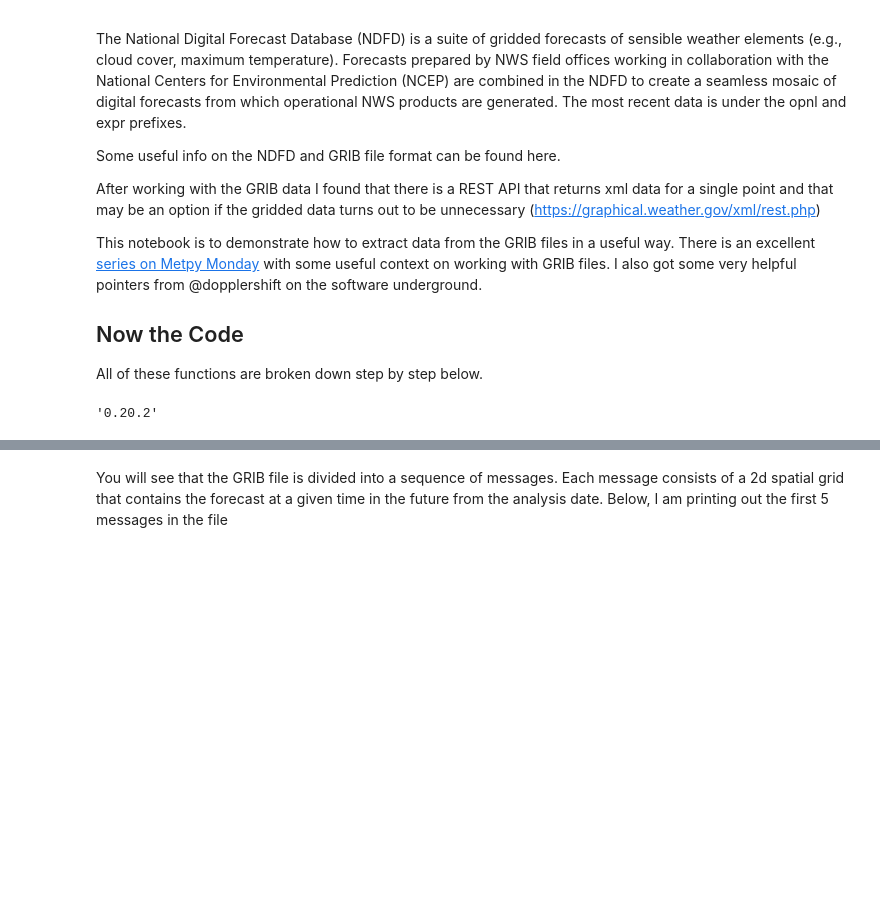
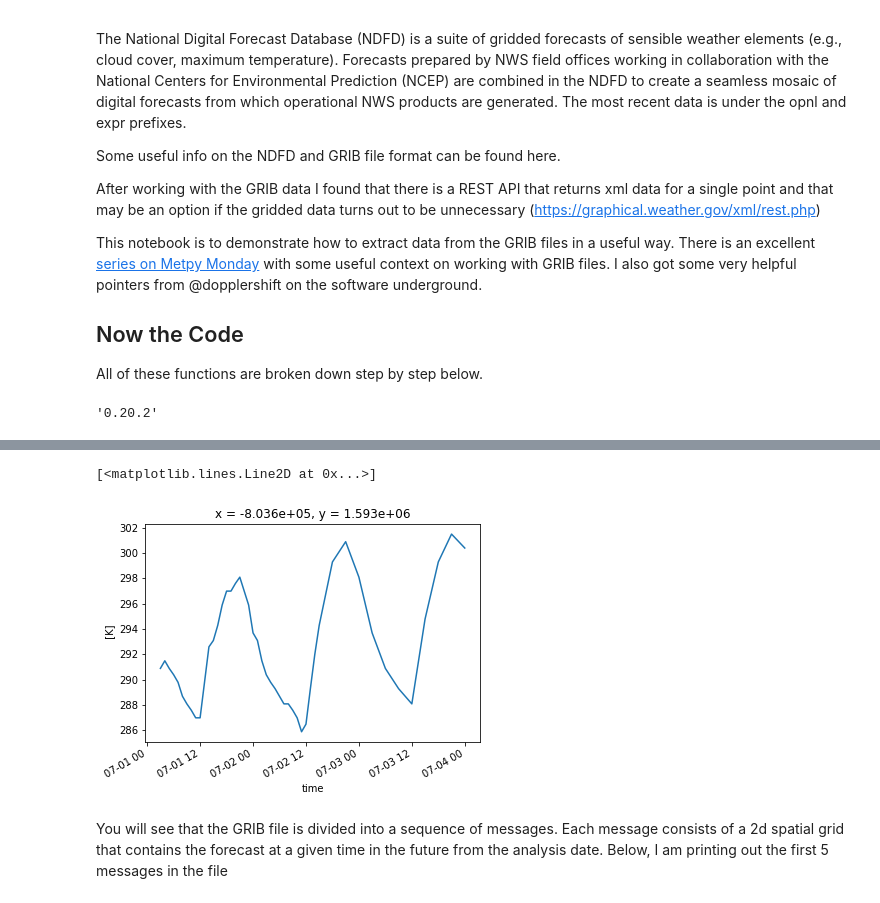
Before and after one commit to mharty3/energy_data_capstone, a Jupyter notebook: 00_data_source_exploration/weather_forecast_data.ipynb, the cells around one changed output, grey strips where cells are left out. Drawn from its saved outputs; the diff is of its cells as text; code cells hidden in the pictures; blank space fills up the shorter version.

Commit message:
weather forecast extract data from xml

```diff
--- a/00_data_source_exploration/weather_forecast_data.ipynb
+++ b/00_data_source_exploration/weather_forecast_data.ipynb
@@ -116,6 +116,19 @@ def create_forecast_cube(grbs):
     forecast_cube = xr.concat(arrays, dim="time")
     return forecast_cube
 
+
+def extract_forecast_for_lon_lat(grbs, lon, lat):
+    forecast_cube = create_forecast_cube(grbs)
+
+    data_crs = CRS.from_wkt(forecast_cube.crs_wkt)
+    crs_4326 = CRS.from_epsg(4326)
+
+    t = Transformer.from_crs(crs_4326, data_crs, always_xy=True)
+    x, y = t.transform(lon, lat)
+
+    return forecast_cube.sel(x=x, y=y, method='nearest')
+
+
 # https://vlab.noaa.gov/web/mdl/ndfd-grid-data
 # https://vlab.noaa.gov/web/mdl/ndfd-grib-all-sections
 # %%
@@ -135,3 +148,11 @@ forecast.bin        100%[===================>]  45.74M  66.1MB/s    in 0.7s
+# %%
+# extract the temperature at a given lattitude/longitude
+grbs = pygrib.open('forecast.bin')
+grbs.seek(0)
+extract_forecast_for_lon_lat(grbs, -104, 39).plot()
+# %% [output]
+[<matplotlib.lines.Line2D at 0x...>]
+[figure, added]
 # %% [markdown]
 You will see that the GRIB file is divided into a sequence of messages. Each message consists of a 2d spatial grid that contains the forecast at a given time in the future from the analysis date. Below, I am printing out the first 5 messages in the file
 # %%
```
Also changed, not shown: parts of 5 cells of this notebook, 1 other file.
